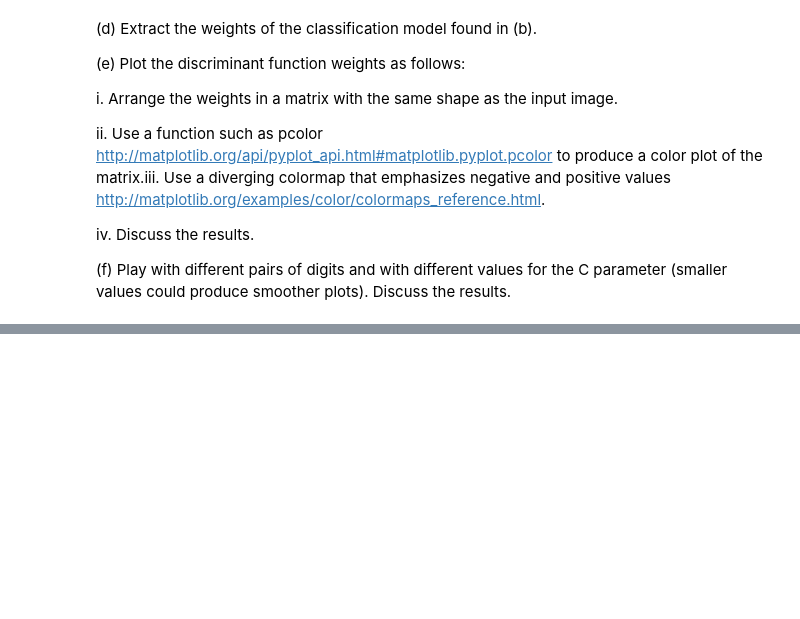
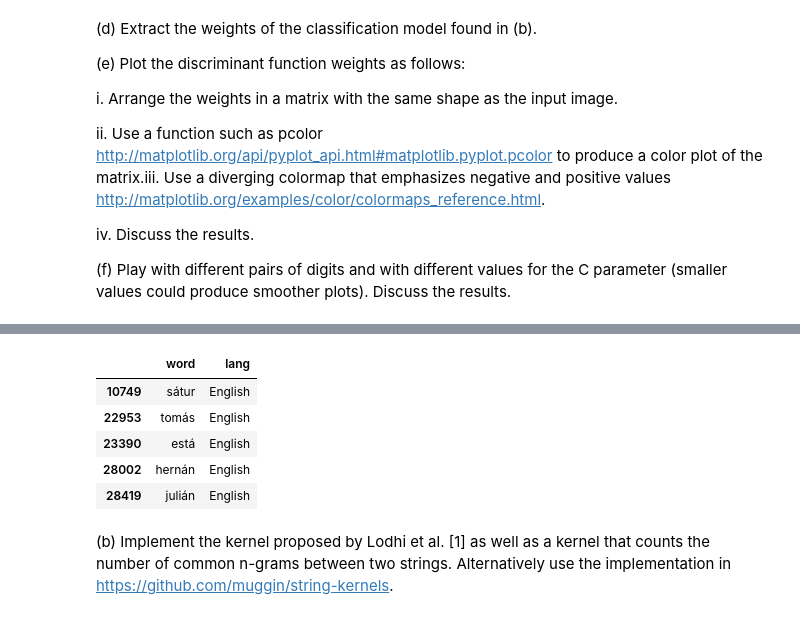
Before and after one commit to ingJSNA/machineLearning2018, a Jupyter notebook: ml-assign3-jsnavarroa.ipynb, the cells around one changed output, grey strips where cells are left out. Saved outputs shown, nothing was run; the diff lists cells and outputs as text; code cells hidden in the pictures; blank space fills up the shorter version.

Commit message:
Get list of words

```diff
--- a/ml-assign3-jsnavarroa.ipynb
+++ b/ml-assign3-jsnavarroa.ipynb
@@ -127,0 +191,13 @@ values could produce smoother plots). Discuss the results.
+# %%
+words.loc[words['word'].str.contains('á')].head()
+# %% [output]
+|  | word | lang |
+| 10749 | sátur | English |
+| 22953 | tomás | English |
+| 23390 | está | English |
+| 28002 | hernán | English |
+| 28419 | julián | English |
+# %% [markdown]
+(b) Implement the kernel proposed by Lodhi et al. [1] as well as a kernel that counts the
+number of common n-grams between two strings. Alternatively use the implementation
+in https://github.com/muggin/string-kernels.
```
Also changed, not shown: parts of 8 cells of this notebook, 1 other file.
